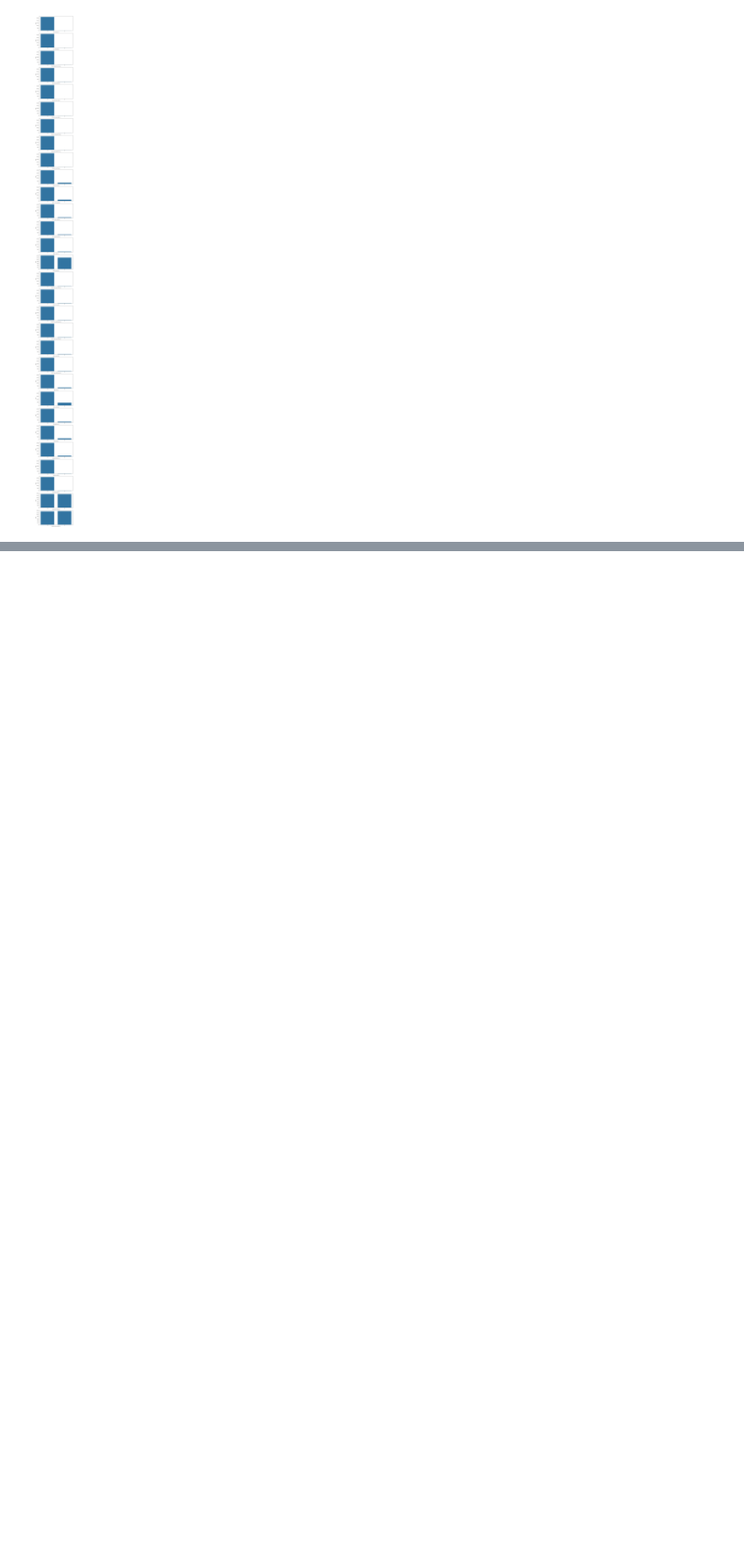
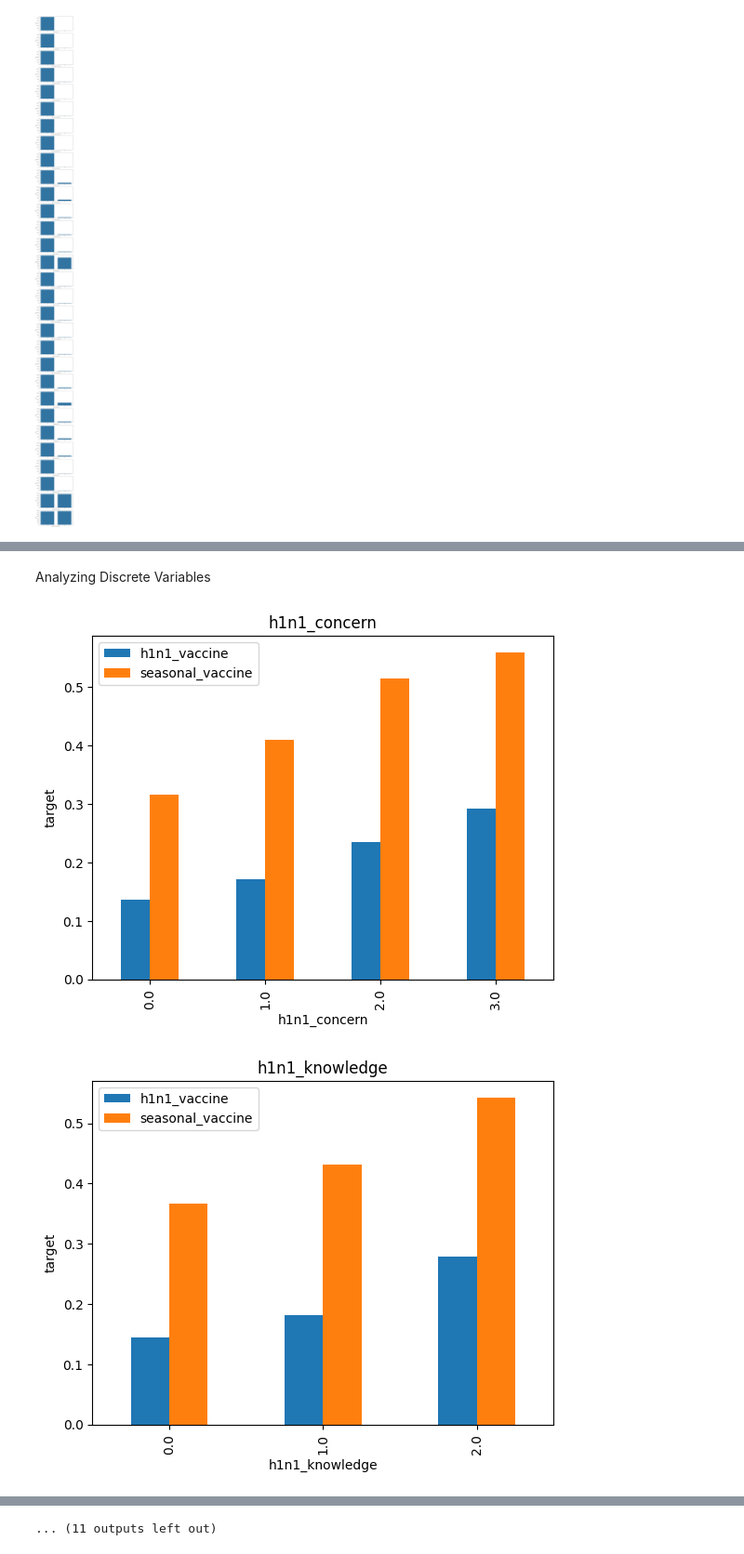
Before and after one commit to mikosa01/H1N1_SEASONAL_FLU, a Jupyter notebook: Jupyter/notebook/data_analysis.ipynb, the cells around one changed output, grey strips where cells are left out. Shown at 93% size. Drawn from its saved outputs; the diff is of its cells as text; code cells hidden in the pictures; blank space fills up the shorter version.

```diff
--- a/Jupyter/notebook/data_analysis.ipynb
+++ b/Jupyter/notebook/data_analysis.ipynb
@@ -200,0 +228,15 @@ Name: count, dtype: float64
+# %% [markdown]
+Analyzing Discrete Variables
+# %%
+def discrete_analysis(df, var):
+    df = df.copy()
+    df.groupby(var).agg({'h1n1_vaccine':'mean', 'seasonal_vaccine':'mean'}).plot.bar()
+    plt.title(var)
+    plt.ylabel('target')
+    plt.show()
+
+for var in var_dis:
+    discrete_analysis(train, var)
+# %% [output]
+[figure, added]
+[figure, added]
@@ -200,0 +253 @@ Name: count, dtype: float64
+... (11 outputs left out)
```
Also changed, not shown: parts of 8 cells of this notebook.
